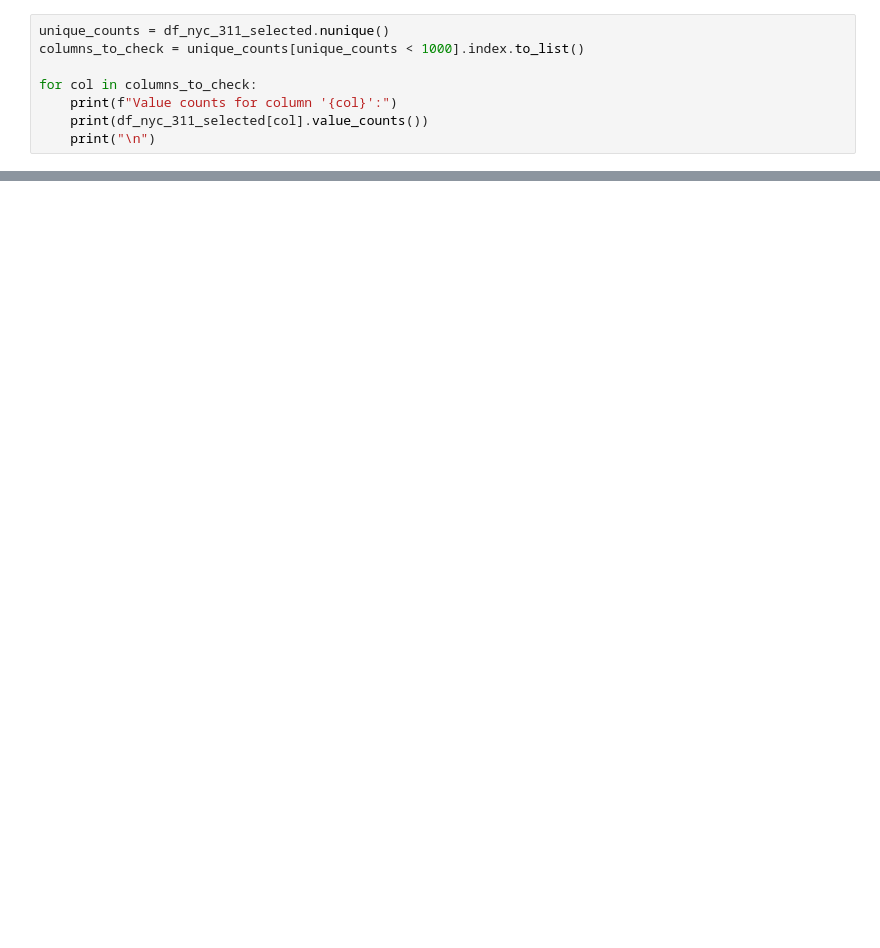
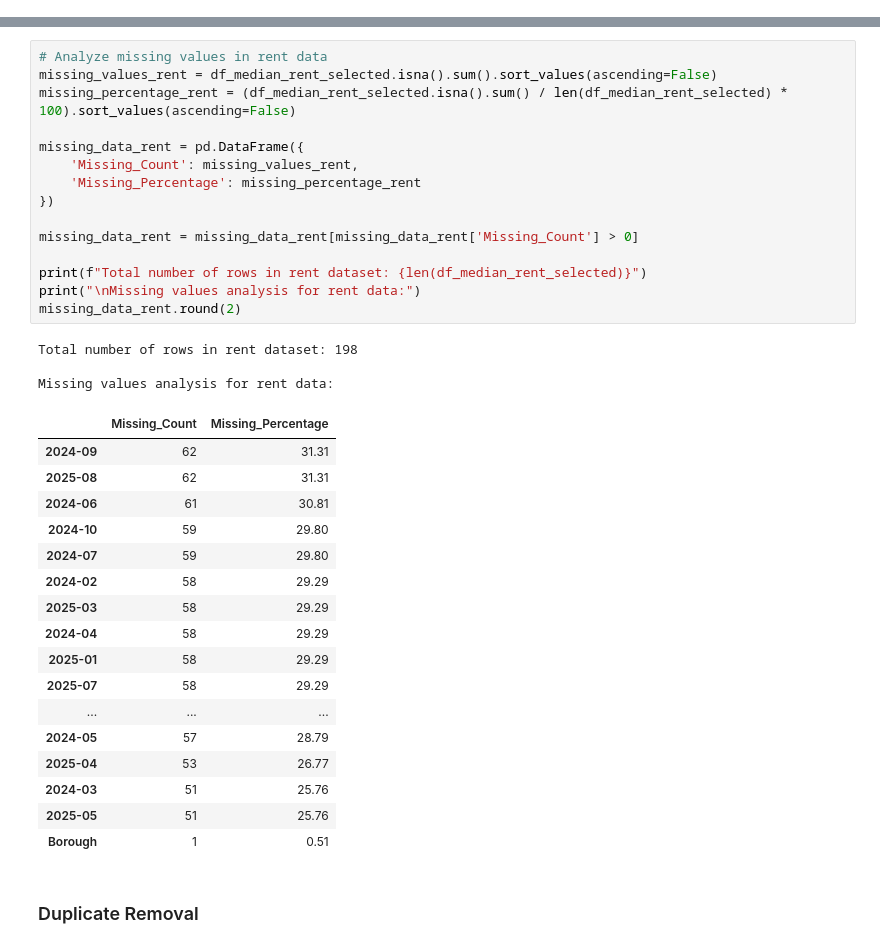
Before and after one commit to mikeandrusyak/DAW_NYC_data, a Jupyter notebook: general_data_wragling.ipynb, the cells around one changed output, grey strips where cells are left out. Saved outputs shown, nothing was run; the diff lists cells and outputs as text; blank space fills up the shorter version.

```diff
--- a/general_data_wragling.ipynb
+++ b/general_data_wragling.ipynb
@@ -67,8 +0,0 @@ df_nyc_311_selected['year'] = df_nyc_311_selected['created_date'].dt.year
-# %%
-unique_counts = df_nyc_311_selected.nunique()
-columns_to_check = unique_counts[unique_counts < 1000].index.to_list()
-
-for col in columns_to_check:
-    print(f"Value counts for column '{col}':")
-    print(df_nyc_311_selected[col].value_counts())
-    print("\n")
@@ -172,0 +126,38 @@ df_merged_monthly.to_csv('data/data_snapshot_for_gdv.csv', index=False)
+# %%
+# Analyze missing values in rent data
+missing_values_rent = df_median_rent_selected.isna().sum().sort_values(ascending=False)
+missing_percentage_rent = (df_median_rent_selected.isna().sum() / len(df_median_rent_selected) * 100).sort_values(ascending=False)
+
+missing_data_rent = pd.DataFrame({
+    'Missing_Count': missing_values_rent,
+    'Missing_Percentage': missing_percentage_rent
+})
+
+missing_data_rent = missing_data_rent[missing_data_rent['Missing_Count'] > 0]
+
+print(f"Total number of rows in rent dataset: {len(df_median_rent_selected)}")
+print("\nMissing values analysis for rent data:")
+missing_data_rent.round(2)
+# %% [output]
+Total number of rows in rent dataset: 198
+
+Missing values analysis for rent data:
+|  | Missing_Count | Missing_Percentage |
+| 2024-09 | 62 | 31.31 |
+| 2025-08 | 62 | 31.31 |
+| 2024-06 | 61 | 30.81 |
+| 2024-10 | 59 | 29.80 |
+| 2024-07 | 59 | 29.80 |
+| 2024-02 | 58 | 29.29 |
+| 2025-03 | 58 | 29.29 |
+| 2024-04 | 58 | 29.29 |
+| 2025-01 | 58 | 29.29 |
+| 2025-07 | 58 | 29.29 |
+| ... | ... | ... |
+| 2024-05 | 57 | 28.79 |
+| 2025-04 | 53 | 26.77 |
+| 2024-03 | 51 | 25.76 |
+| 2025-05 | 51 | 25.76 |
+| Borough | 1 | 0.51 |
+# %% [markdown]
+### Duplicate Removal
```
Also changed, not shown: parts of 74 cells of this notebook.
